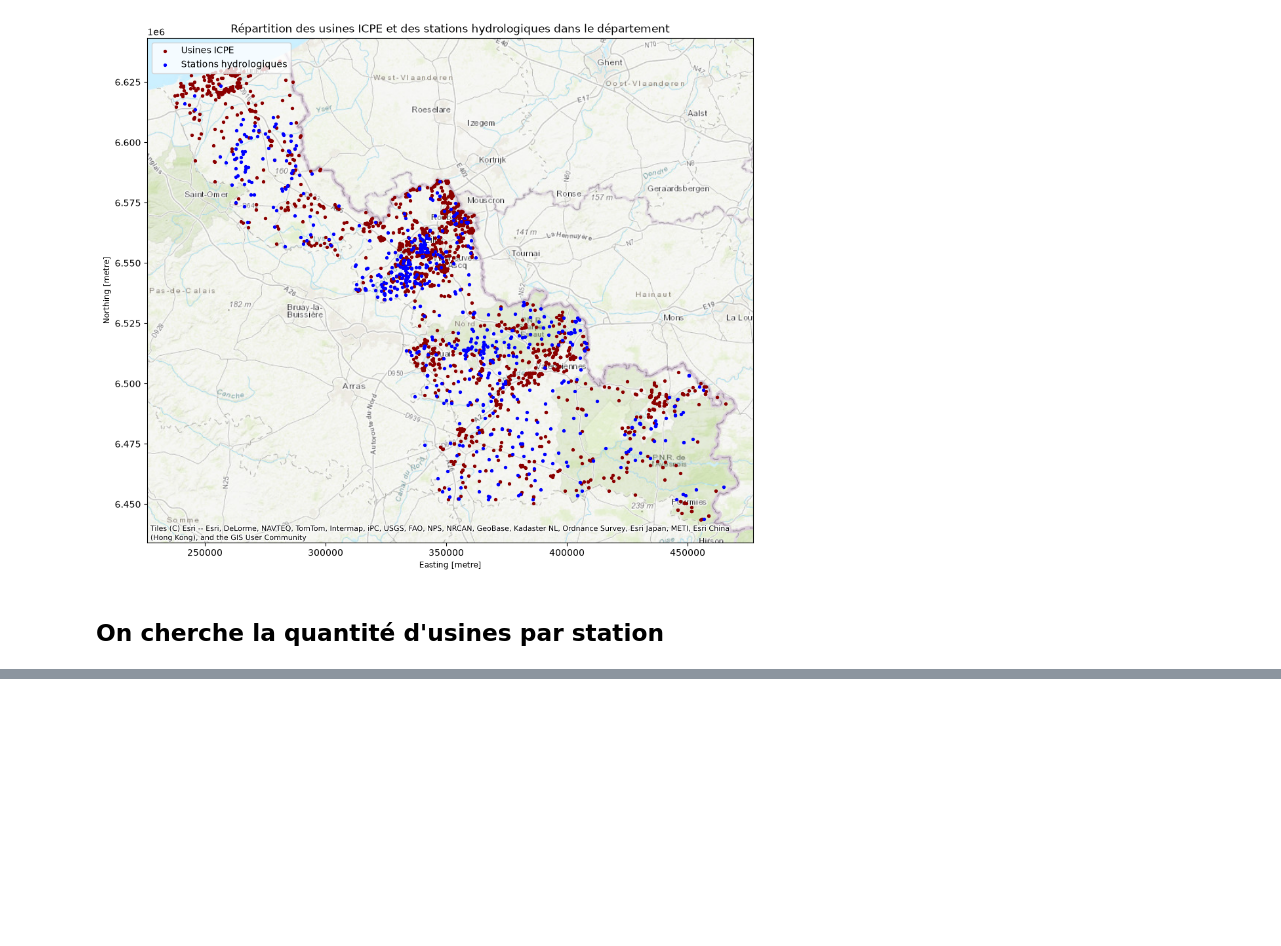
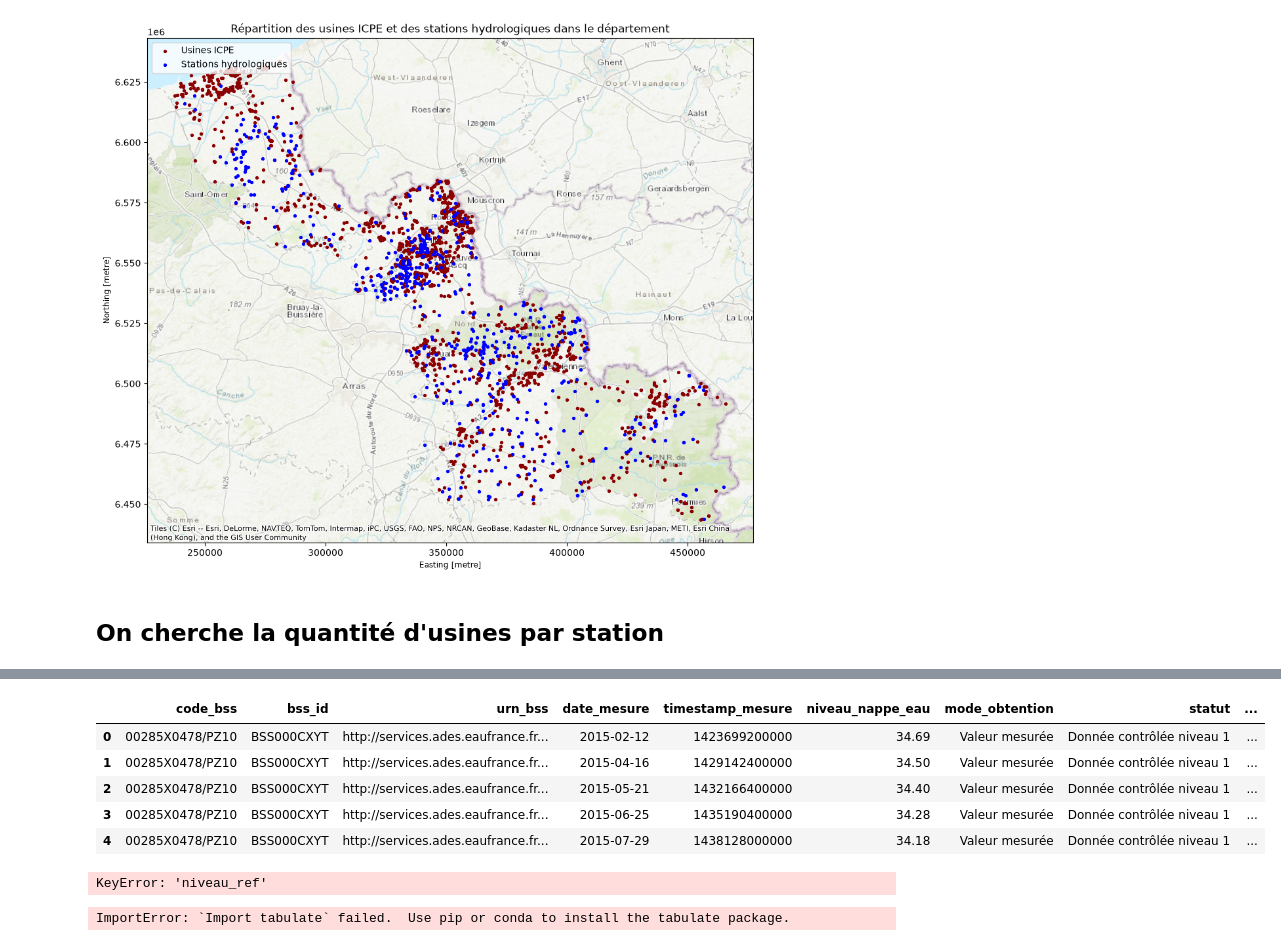
Before and after one commit to Nathan-de-J/PYDS, a Jupyter notebook: website/code/index_dany.ipynb, the cells around one changed output, grey strips where cells are left out. Drawn from its saved outputs; the diff is of its cells as text; code cells hidden in the pictures; blank space fills up the shorter version.

```diff
--- a/website/code/index_dany.ipynb
+++ b/website/code/index_dany.ipynb
@@ -301,0 +323,9 @@ chroniques = chroniques.merge(stations[["code_bss", "nb_usines_5km"]], on="code_
+# %%
+chroniques.head()
+# %% [output]
+|  | code_bss | bss_id | urn_bss | date_mesure | timestamp_mesure | niveau_nappe_eau | mode_obtention | statut | ... |
+| 0 | 00285X0478/PZ10 | BSS000CXYT | http://services.ades.eaufrance.fr... | 2015-02-12 | 1423699200000 | 34.69 | Valeur mesurée | Donnée contrôlée niveau 1 | ... |
+| 1 | 00285X0478/PZ10 | BSS000CXYT | http://services.ades.eaufrance.fr... | 2015-04-16 | 1429142400000 | 34.50 | Valeur mesurée | Donnée contrôlée niveau 1 | ... |
+| 2 | 00285X0478/PZ10 | BSS000CXYT | http://services.ades.eaufrance.fr... | 2015-05-21 | 1432166400000 | 34.40 | Valeur mesurée | Donnée contrôlée niveau 1 | ... |
+| 3 | 00285X0478/PZ10 | BSS000CXYT | http://services.ades.eaufrance.fr... | 2015-06-25 | 1435190400000 | 34.28 | Valeur mesurée | Donnée contrôlée niveau 1 | ... |
+| 4 | 00285X0478/PZ10 | BSS000CXYT | http://services.ades.eaufrance.fr... | 2015-07-29 | 1438128000000 | 34.18 | Valeur mesurée | Donnée contrôlée niveau 1 | ... |
@@ -301,0 +348,51 @@ chroniques = chroniques.merge(stations[["code_bss", "nb_usines_5km"]], on="code_
+# %%
+# 1. Isoler le niveau initial (le plus ancien) pour chaque station
+niveaux_ref = chroniques.sort_values(['code_bss', 'date_mesure']).groupby('code_bss')['niveau_nappe_eau'].first().reset_index()
+niveaux_ref.rename(columns={'niveau_nappe_eau': 'niveau_ref'}, inplace=True)
+
+# 2. Intégrer ce niveau de référence et calculer l'indice Base 100
+chroniques = chroniques.merge(niveaux_ref, on='code_bss')
+chroniques['indice_base100'] = (chroniques['niveau_nappe_eau'] / chroniques['niveau_ref']) * 100
+
+# 3. Calculer l'évolution moyenne par mois et par catégorie
+# (L'ajout de observed=False évite un avertissement Pandas sur les variables catégorielles)
+evolution = chroniques.groupby(['mois_annee', 'densite_industrielle'], observed=False)['indice_base100'].mean().unstack()
+
+evolution.index = evolution.index.to_timestamp()
+
+# 4. Tracer le graphique
+plt.figure(figsize=(12, 6))
+sns.lineplot(data=evolution)
+plt.title("Évolution du niveau des nappes (Base 100) selon la densité industrielle locale")
+plt.ylabel("Indice du niveau d'eau (Base 100 au 1er relevé)")
+plt.xlabel("Date")
+plt.axhline(100, color='grey', linestyle='--', alpha=0.5)
+plt.legend(title="Densité (Rayon 5km)")
+plt.grid(True, alpha=0.3)
+plt.show()
+# %% [output]
+KeyError: 'niveau_ref'
+# %%
+# 1. Calculer la moyenne du niveau d'eau pour l'année de départ (2015) et l'année de fin (2025)
+df_2015 = chroniques[chroniques['annee'] == 2015].groupby(['code_bss', 'densite_industrielle'])['niveau_nappe_eau'].mean().reset_index()
+df_2025 = chroniques[chroniques['annee'] == 2025].groupby('code_bss')['niveau_nappe_eau'].mean().reset_index()
+
+# 2. Fusionner et calculer la baisse en mètres (différence brute)
+diff_df = pd.merge(df_2015, df_2025, on='code_bss', suffixes=('_2015', '_2025'))
+diff_df['variation_metres'] = diff_df['niveau_nappe_eau_2025'] - diff_df['niveau_nappe_eau_2015']
+
+# 3. Résumer les résultats par catégorie
+tableau_final = diff_df.groupby('densite_industrielle').agg(
+    nombre_stations=('code_bss', 'count'),
+    baisse_moyenne_metres=('variation_metres', 'mean')
+).reset_index()
+
+# 4. Calcul de l'amplification (Différence entre Forte densité et Faible densité)
+baisse_rurale = tableau_final.loc[tableau_final['densite_industrielle'] == 'Faible densité', 'baisse_moyenne_metres'].values[0]
+baisse_industrielle = tableau_final.loc[tableau_final['densite_industrielle'] == 'Forte densité industrielle', 'baisse_moyenne_metres'].values[0]
+amplification = baisse_industrielle - baisse_rurale
+
+print(tableau_final.to_markdown(index=False))
+print(f"\nAmplification industrielle estimée : La baisse est aggravée de {abs(amplification):.2f} mètres dans les zones denses.")
+# %% [output]
+ImportError: `Import tabulate` failed.  Use pip or conda to install the tabulate package.
```
Also changed, not shown: parts of 6 cells of this notebook.
